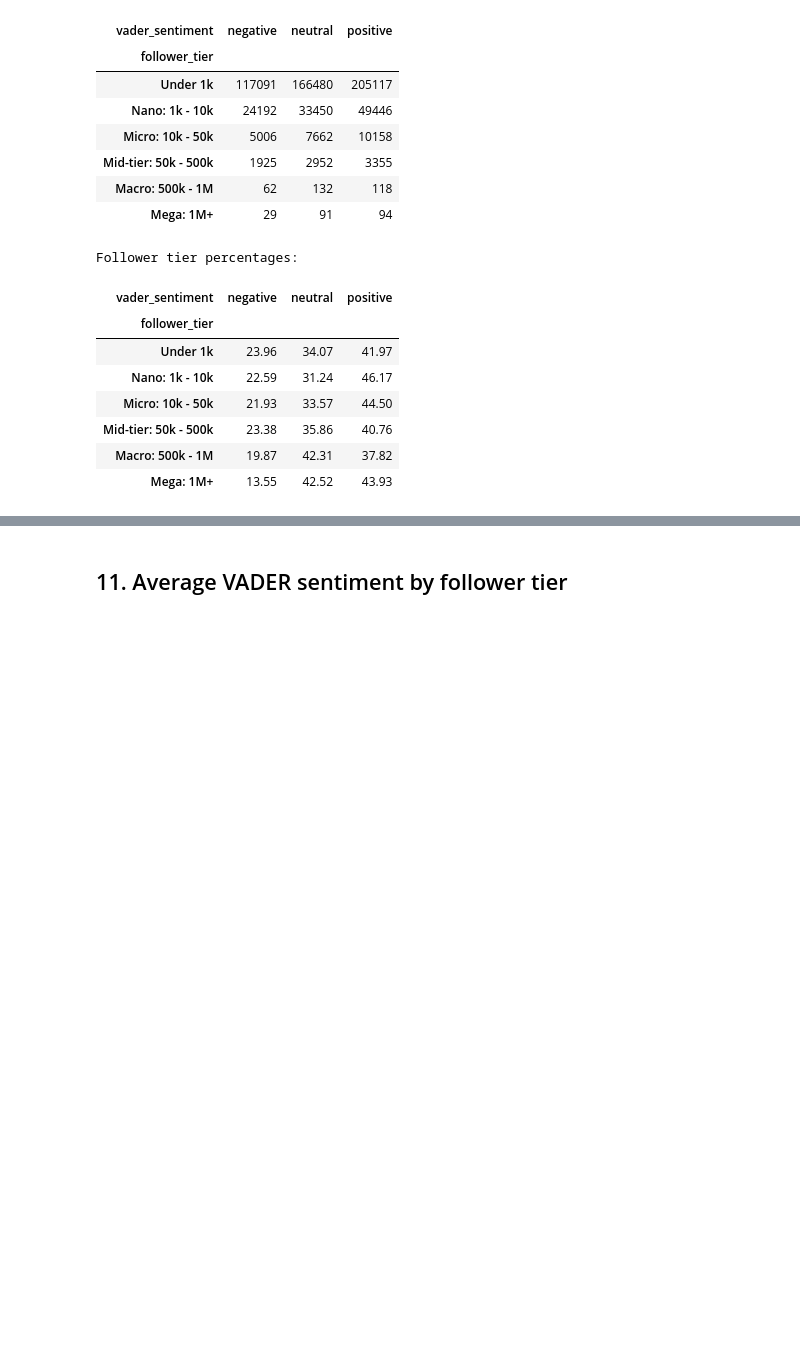
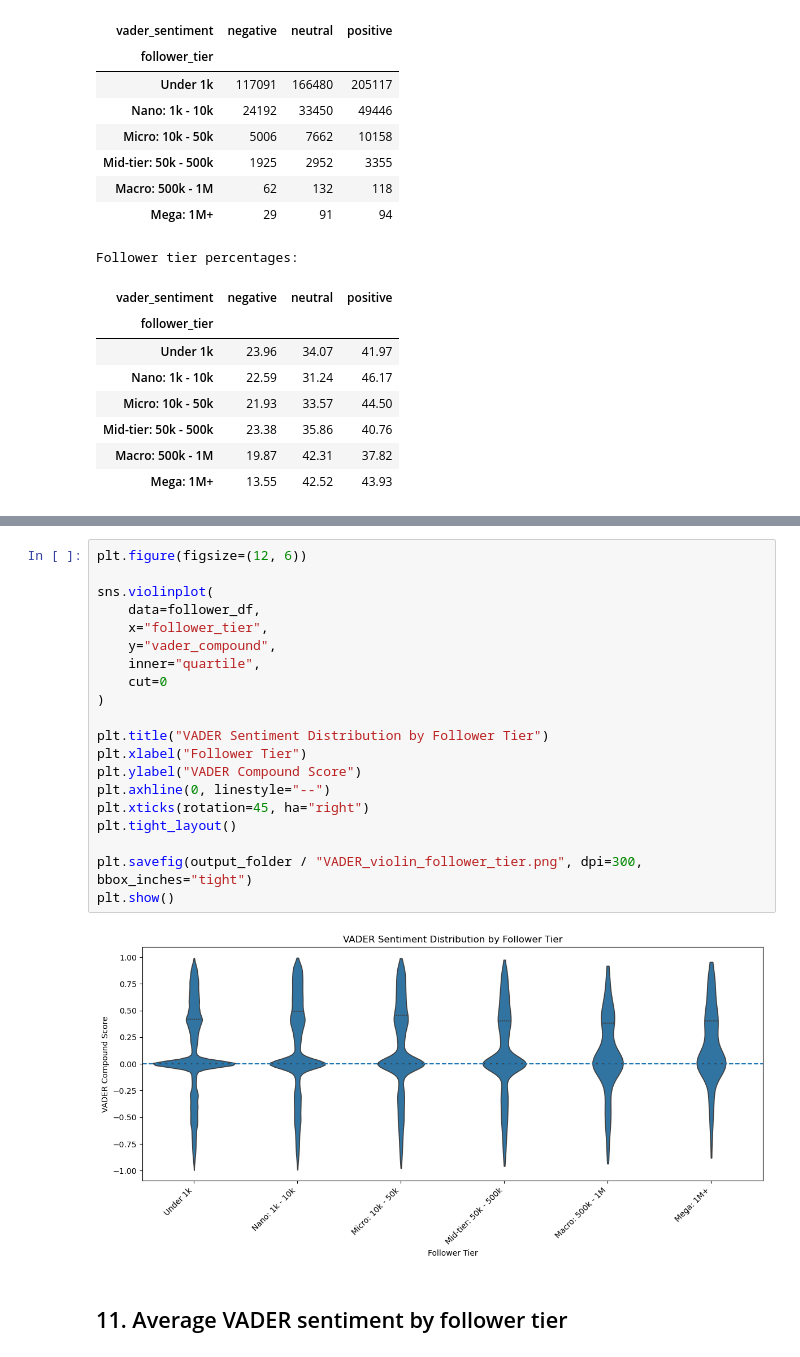
Before and after one commit to badyy8/Assignment_2_social_media_analysis, a Jupyter notebook: 02_sentiment.ipynb, the cells around one changed output, grey strips where cells are left out. Cells and saved outputs as stored; diff of their text form; blank space fills up the shorter version.

```diff
--- a/02_sentiment.ipynb
+++ b/02_sentiment.ipynb
@@ -555,3 +578,25 @@ plt.savefig(output_folder/ "VADER_sentiment_distribution_followers.png", dpi=300
+# %%
+plt.figure(figsize=(12, 6))
+
+sns.violinplot(
+    data=follower_df,
+    x="follower_tier",
+    y="vader_compound",
+    inner="quartile",
+    cut=0
+)
+
+plt.title("VADER Sentiment Distribution by Follower Tier")
+plt.xlabel("Follower Tier")
+plt.ylabel("VADER Compound Score")
+plt.axhline(0, linestyle="--")
+plt.xticks(rotation=45, ha="right")
+plt.tight_layout()
+
+plt.savefig(output_folder / "VADER_violin_follower_tier.png", dpi=300, bbox_inches="tight")
+plt.show()
+# %% [output]
+[figure, added]
 # %% [markdown]
 ## 11. Average VADER sentiment by follower tier
 # %%
```
Also changed, not shown: parts of 10 cells of this notebook, 6 other files.
